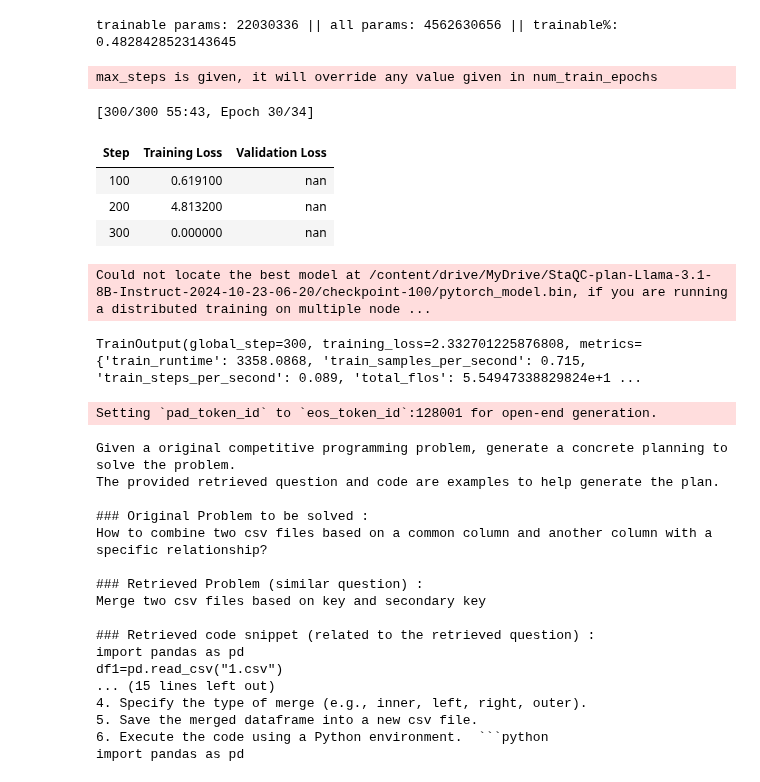
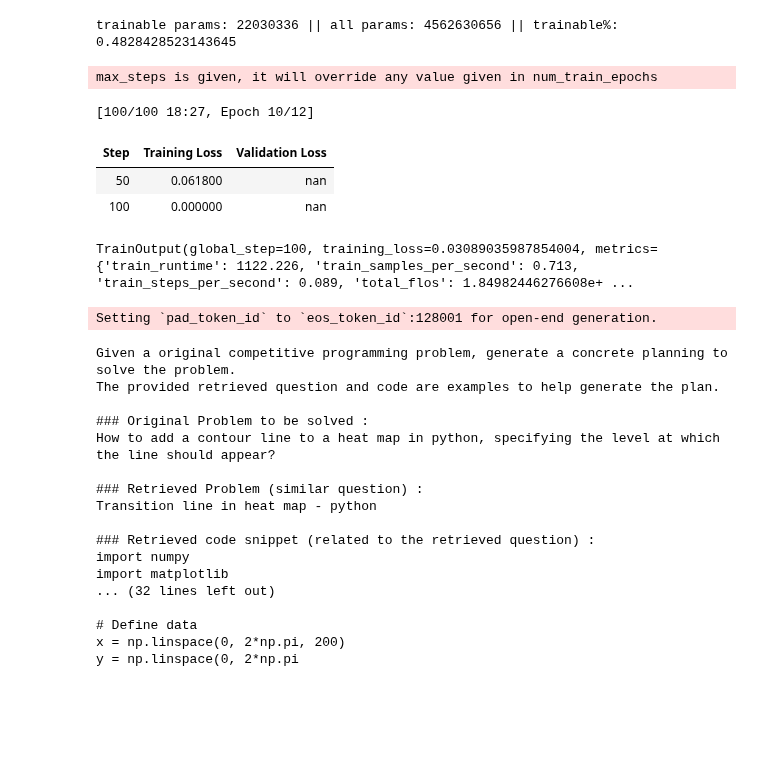
Before and after one commit to donghuna/PromptGenerate, a Jupyter notebook: trainingPlan.ipynb, the cells around one changed output. Drawn from its saved outputs; the diff is of its cells as text; code cells hidden in the pictures; blank space fills up the shorter version.

````diff
--- a/trainingPlan.ipynb
+++ b/trainingPlan.ipynb
@@ -294,43 +299,42 @@ trainer = WeightedTrainer(
     model=model,
     train_dataset=tokenized_train_dataset,
     eval_dataset=tokenized_test_dataset,
     args=transformers.TrainingArguments(
         output_dir=output_dir,
+        warmup_steps=5,
         per_device_train_batch_size=2,
         gradient_accumulation_steps=4,
-        max_steps=300,
+        max_steps=100,
         learning_rate=2e-5,
         logging_steps=50,
         fp16=True,
         optim="paged_adamw_8bit",
         # lr_scheduler_type="cosine",
         # loggig_dir="./logs",
         save_strategy="steps",
         save_steps=100,
         # save_total_limit=2,
         evaluation_strategy="steps",
-        eval_steps=100,
+        eval_steps=50,
         do_eval=True,
         load_best_model_at_end=True,
         report_to="none",
         run_name=f"{run_name}-{datetime.now().strftime('%Y-%m-%d-%H-%M')}",
     ),
     data_collator=data_collator,
     # data_collator=transformers.DataCollatorForLanguageModeling(tokenizer, mlm=False),
 )
 model.config.use_cache = False
 trainer.train()
 # %% [output]
 max_steps is given, it will override any value given in num_train_epochs
-[300/300 55:43, Epoch 30/34]
+[100/100 18:27, Epoch 10/12]
 | Step | Training Loss | Validation Loss |
-| 100 | 0.619100 | nan |
-| 200 | 4.813200 | nan |
-| 300 | 0.000000 | nan |
+| 50 | 0.061800 | nan |
+| 100 | 0.000000 | nan |
-Could not locate the best model at /content/drive/MyDrive/StaQC-plan-Llama-3.1-8B-Instruct-2024-10-23-06-20/checkpoint-100/pytorch_model.bin, if you are running a distributed training on multiple node ...
+TrainOutput(global_step=100, training_loss=0.03089035987854004, metrics={'train_runtime': 1122.226, 'train_samples_per_second': 0.713, 'train_steps_per_second': 0.089, 'total_flos': 1.84982446276608e+ ...
-TrainOutput(global_step=300, training_loss=2.332701225876808, metrics={'train_runtime': 3358.0868, 'train_samples_per_second': 0.715, 'train_steps_per_second': 0.089, 'total_flos': 5.54947338829824e+1 ...
 # %%
-idx = 3
+idx = 8
 
 eval_prompt = f"""Given a original competitive programming problem, generate a concrete planning to solve the problem.
 The provided retrieved question and code are examples to help generate the plan.
@@ -347,7 +351,7 @@ The provided retrieved question and code are examples to help generate the plan.
 ### Similarity score (between original problem and retrieved question) :
 {test_dataset["confidence"][idx]}
 --------------------
-Important: You should give only the planning to solve the problem. Do not add extra explanation or words.
+Important: You should give only the planning to solve the problem. Do not add extra explanation or any code.
 Let's think step by step.
 
 ### Planning to solve the problem in 6 lines or less:
@@ -355,25 +359,31 @@ Let's think step by step.
 
 model_input = tokenizer(eval_prompt, return_tensors="pt").to(device)
 
-model.eval()
+ft_model = PeftModel.from_pretrained(model, "/content/drive/MyDrive/aaa/checkpoint-100")
+
+ft_model.eval()
 with torch.no_grad():
-    print(tokenizer.decode(model.generate(**model_input, max_new_tokens=100)[0], skip_special_tokens=True))
+    print(tokenizer.decode(ft_model.generate(**model_input, max_new_tokens=125)[0], skip_special_tokens=True))
+
+# model.eval()
+# with torch.no_grad():
+#     print(tokenizer.decode(model.generate(**model_input, max_new_tokens=100)[0], skip_special_tokens=True))
 # %% [output]
 Setting `pad_token_id` to `eos_token_id`:128001 for open-end generation.
 Given a original competitive programming problem, generate a concrete planning to solve the problem.
 The provided retrieved question and code are examples to help generate the plan.
 
 ### Original Problem to be solved :
-How to combine two csv files based on a common column and another column with a specific relationship?
+How to add a contour line to a heat map in python, specifying the level at which the line should appear?
 
 ### Retrieved Problem (similar question) :
-Merge two csv files based on key and secondary key
+Transition line in heat map - python
 
 ### Retrieved code snippet (related to the retrieved question) :
-import pandas as pd
-df1=pd.read_csv("1.csv")
-... (15 lines left out)
-4. Specify the type of merge (e.g., inner, left, right, outer).
-5. Save the merged dataframe into a new csv file.
-6. Execute the code using a Python environment.  ```python
-import pandas as pd
+import numpy
+import matplotlib
+... (32 lines left out)
+
+# Define data
+x = np.linspace(0, 2*np.pi, 200)
+y = np.linspace(0, 2*np.pi
````
Also changed, not shown: parts of 8 cells of this notebook.
